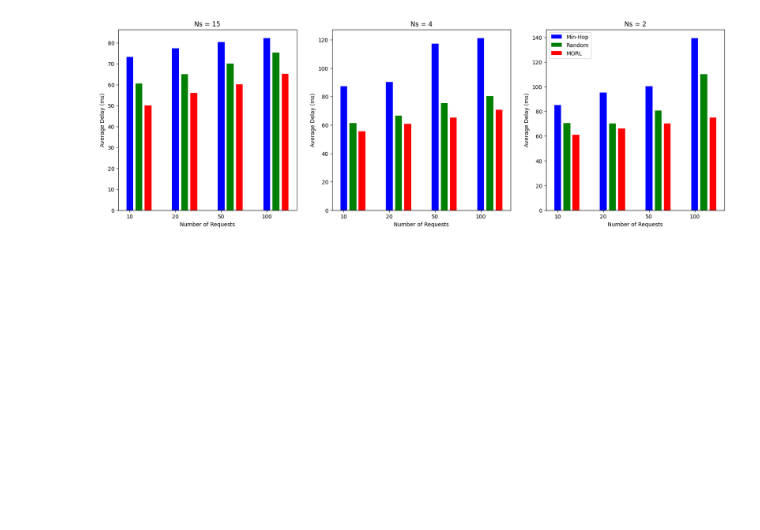
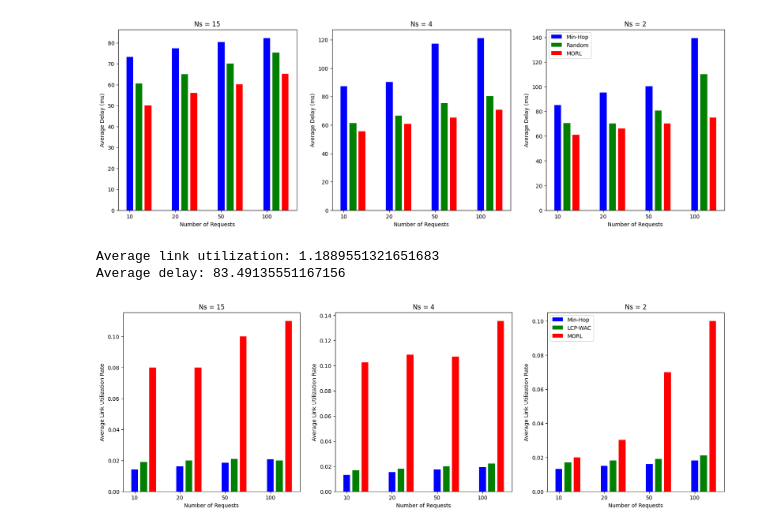
Before and after one commit to meodaiduoi/GAMR, a Jupyter notebook: routingcomparison/routingapp/compare_algorithm/sec_solver.ipynb, the cells around one changed output. Cells and saved outputs as stored; diff of their text form; code cells hidden in the pictures; blank space fills up the shorter version.

```diff
--- a/routingcomparison/routingapp/compare_algorithm/sec_solver.ipynb
+++ b/routingcomparison/routingapp/compare_algorithm/sec_solver.ipynb
@@ -445,3 +444,77 @@ plt.legend()
 plt.show()
 # %% [output]
 [figure]
+# %%
+# Oxford topology
+min_hop_avg_delay,min_hop_avg_link_utilization  = graph_moderator(r"/home/ad/RoutingComparasion/RoutingComparation/routingcomparison/routingapp/compare_algorithm/data/oxford/4_edge_cloud_server.json", "min-hop")
+# random_avg_delay,random_avg_link_utilization  = graph_moderator(r"/home/ad/RoutingComparasion/RoutingComparation/routingcomparison/routingapp/compare_algorithm/data/chinanet/4_edge_cloud_server.json", "random")
+# morl_avg_delay, morl_avg_link_utilization = graph_generate(r"/home/ad/RoutingComparasion/RoutingComparation/routingcomparison/routingapp/compare_algorithm/data/chinanet/4_edge_cloud_server.json")
+import matplotlib.pyplot as plt
+
+# Sample data (replace with actual values)
+number_of_servers = [15, 4, 2] # Number of servers
+number_of_requests = [10, 20, 50, 100]
+
+min_hop_link_utilization = {  # Link utilization for Min-Hop with different Ns and Nr
+    15: [0.01424588167911031, 0.016181689347399193, 0.0185655608757593, 0.02060023442356469],
+    4: [0.0132677695776777205, 0.0152144933219899443, 0.0173272728989838805, 0.019228976488215915],
+    2: [0.0131536744739781, 0.0150046397681329, 0.01601733145006555, 0.01808233365931454],
+}
+
+random_link_utilization = {
+    15: [0.019, 0.02, 0.021, 0.02],
+    4: [0.017, 0.018, 0.02, 0.022],
+    2: [0.017, 0.018, 0.019, 0.021],
+}
+
+
+morl_link_utilization = {  # Link utilization (assuming from morl_avg_link_utilization)
+    15: [0.08004967, 0.07998617, 0.10006477, 0.1101523],
+    4: [0.10251525870664478, 0.1087634315691005, 0.1070896993044673, 0.13558850560330127] ,
+    2: [0.01995305, 0.03005426, 0.06995366, 0.09995343],
+}
+
+# Define algorithm labels
+algorithm_labels = ['Min-Hop', 'LCP-WAC', 'MORL']  # Assuming MORL data is available
+colors = ['blue', 'green', 'red']  # Assign colors for each algorithm
+
+# Create separate plots for each server case (Ns)
+num_servers_len = len(number_of_servers)
+fig, axes = plt.subplots(1, num_servers_len, figsize=(20, 6))  # Adjust figure size as needed
+
+for i, Ns in enumerate(number_of_servers):
+    ax = axes[i]  # Get the current subplot axis
+
+    # Extract data for this server case
+    min_hop_data = min_hop_link_utilization[Ns]
+    random_data = random_link_utilization[Ns]
+    morl_data = morl_link_utilization[Ns]  # Assuming MORL data structure is similar
+
+    # Separate bars using a larger offset for better visibility
+    bar_width = 0.15  # Adjust bar width as needed
+    total_offset = bar_width * (len(algorithm_labels) + 1)  # Total offset for all bars
+    offset_per_algorithm = total_offset / len(algorithm_labels)  # Offset for each algorithm
+
+    # Plot bars for Min-Hop, Random, and MORL algorithms
+    for j, (algorithm, data) in enumerate(zip(algorithm_labels, [min_hop_data, random_data, morl_data])):
+        x_positions = [i + offset_per_algorithm * j for i in range(len(number_of_requests))]  # Adjust x-positions for separation
+        bars = ax.bar(x_positions, data, bar_width, label=algorithm, color=colors[j])
+
+    # Set x-axis labels
+    ax.set_xticks(range(len(number_of_requests)))
+    ax.set_xticklabels(number_of_requests)
+    ax.set_xlabel('Number of Requests')
+
+    # Set y-axis label
+    ax.set_ylabel('Average Link Utilization Rate')
+
+    # Set title (include Ns in the title)
+    ax.set_title(f'Ns = {Ns}')
+
+# Adjust layout and display the plot
+plt.legend()
+plt.show()
+# %% [output]
+Average link utilization: 1.1889551321651683
+Average delay: 83.49135551167156
+[figure, added]
```
Also changed, not shown: parts of 5 cells of this notebook, 15 other files.
